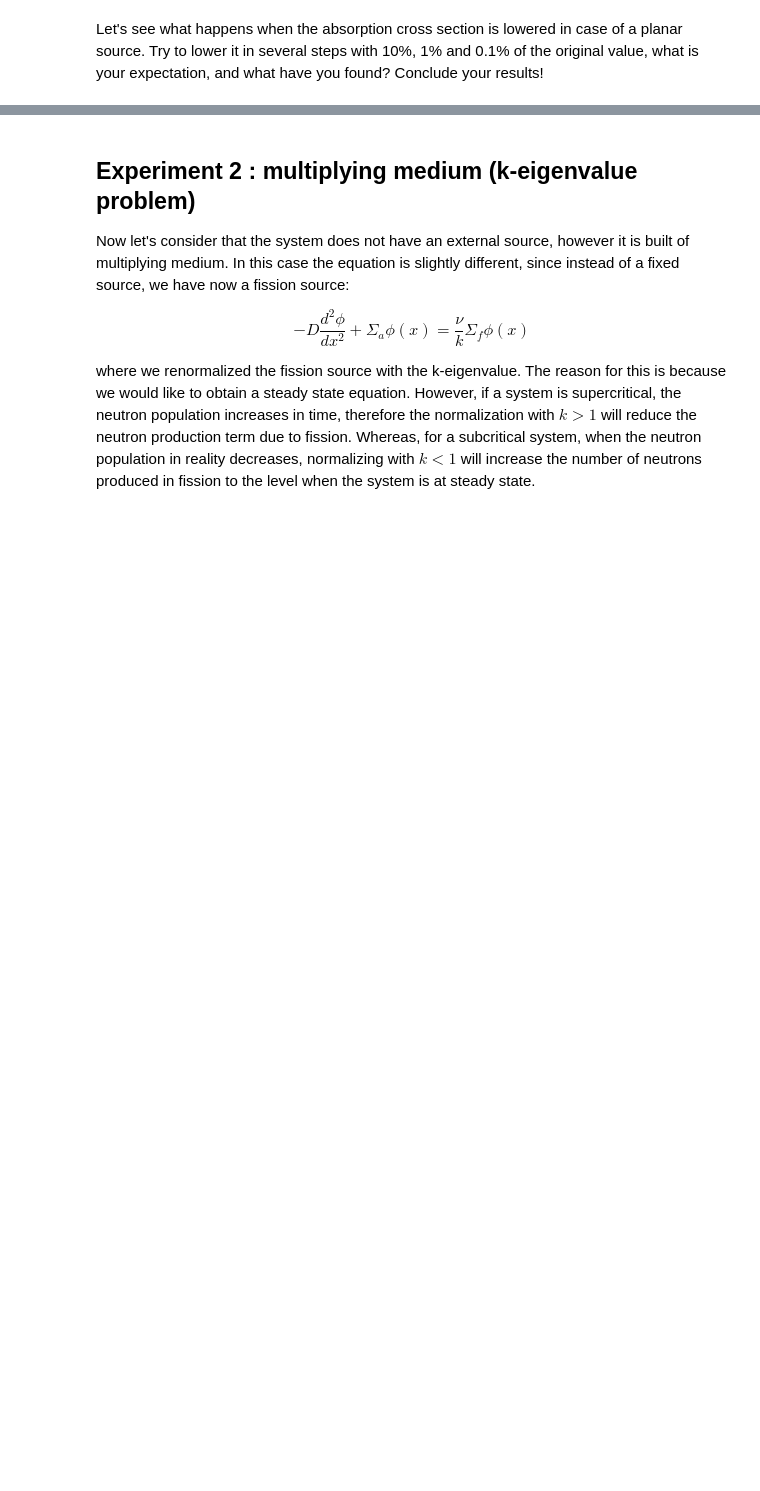
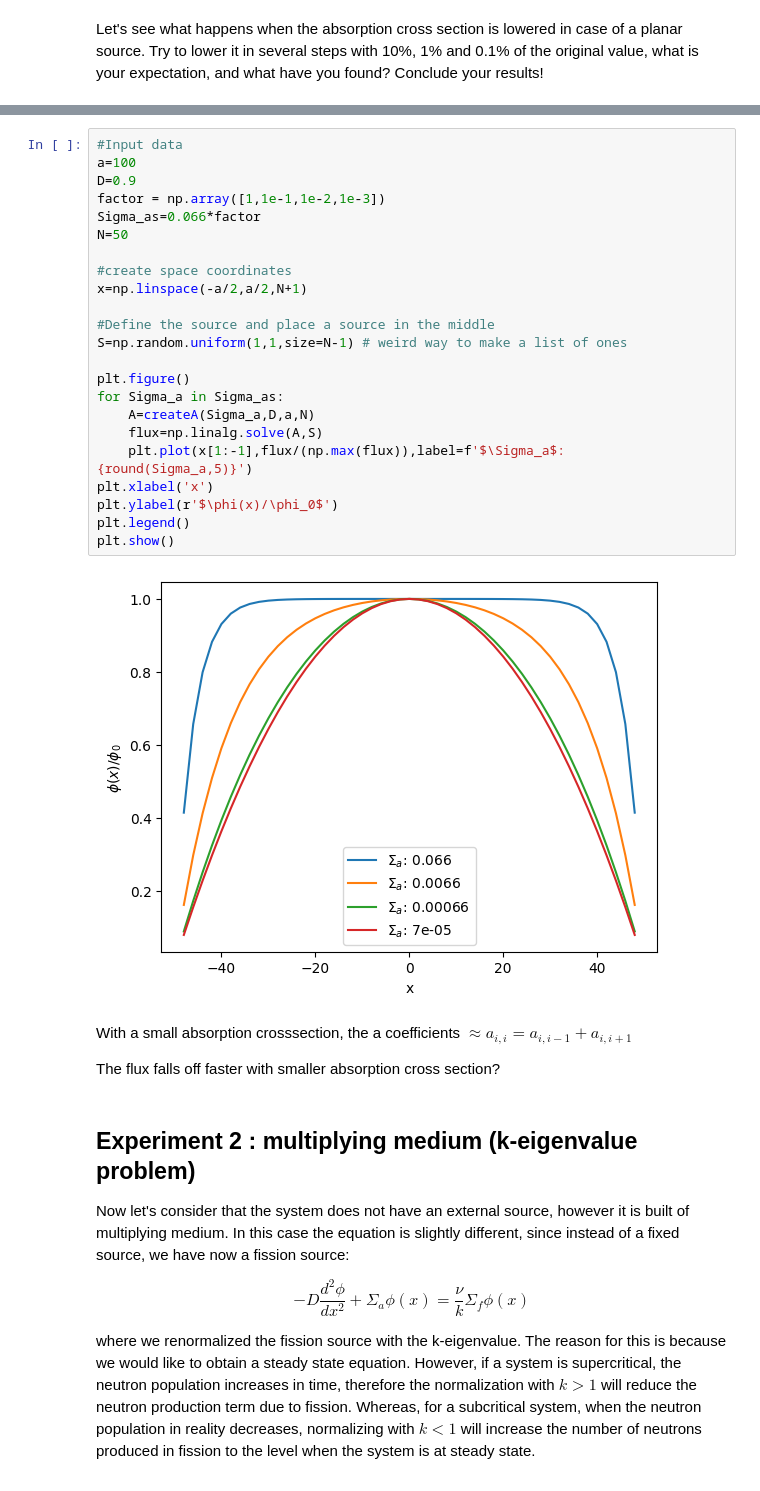
Before and after one commit to jenshoej/ReactorPhysics, a Jupyter notebook: Datalabs/Datalab07/7-NumericalDiffusion.ipynb, the cells around one changed output, grey strips where cells are left out. Cells and saved outputs as stored; diff of their text form; blank space fills up the shorter version.

```diff
--- a/Datalabs/Datalab07/7-NumericalDiffusion.ipynb
+++ b/Datalabs/Datalab07/7-NumericalDiffusion.ipynb
@@ -176,3 +195,32 @@ Change this line to your conclusion!
+# %%
+#Input data
+a=100
+D=0.9
+factor = np.array([1,1e-1,1e-2,1e-3])
+Sigma_as=0.066*factor
+N=50
+
+#create space coordinates
+x=np.linspace(-a/2,a/2,N+1)
+
+#Define the source and place a source in the middle
+S=np.random.uniform(1,1,size=N-1) # weird way to make a list of ones
+
+plt.figure()
+for Sigma_a in Sigma_as:
+    A=createA(Sigma_a,D,a,N)
+    flux=np.linalg.solve(A,S)
+    plt.plot(x[1:-1],flux/(np.max(flux)),label=f'$\Sigma_a$: {round(Sigma_a,5)}')
+plt.xlabel('x')
+plt.ylabel(r'$\phi(x)/\phi_0$')
+plt.legend()
+plt.show()
+# %% [output]
+[figure, added]
+# %% [markdown]
+With a small absorption crosssection, the a coefficients $\approx a_{i,i} = a_{i,i-1} + a_{i,i+1}$
+
+The flux falls off faster with smaller absorption cross section?
 # %% [markdown]
 ## Experiment 2 : multiplying medium (k-eigenvalue problem)
 
```
Also changed, not shown: parts of 5 cells of this notebook.
